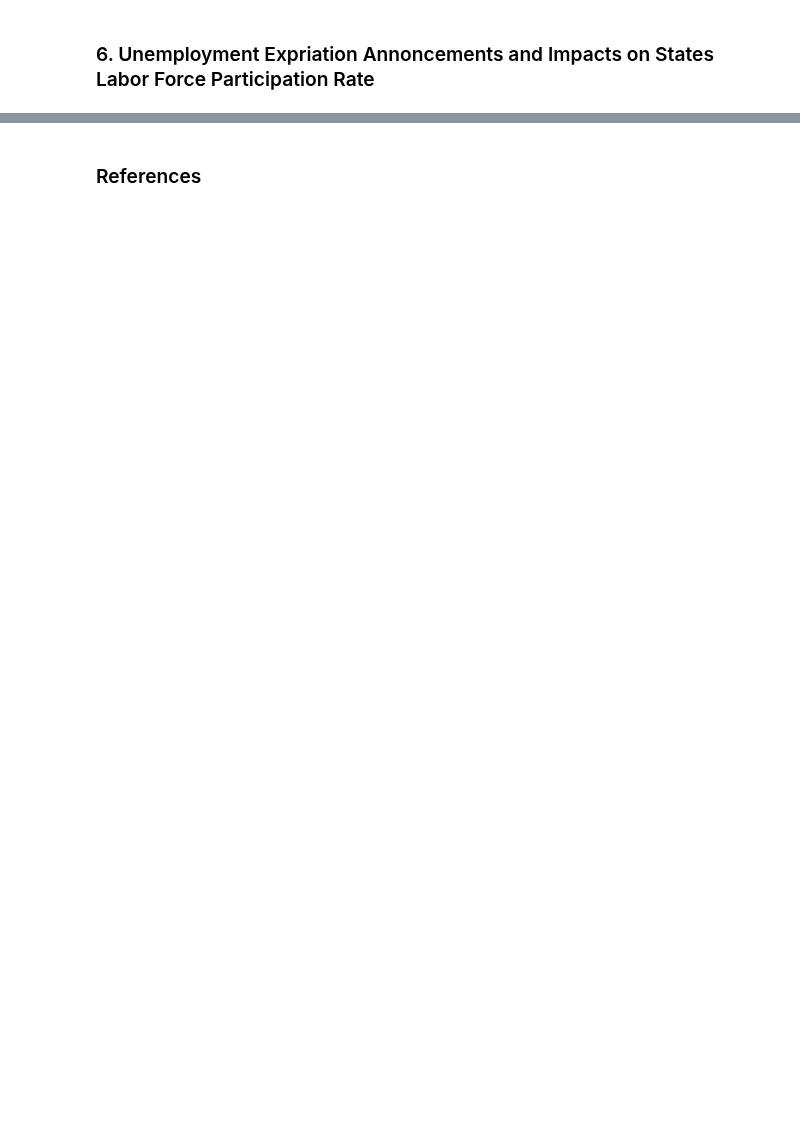
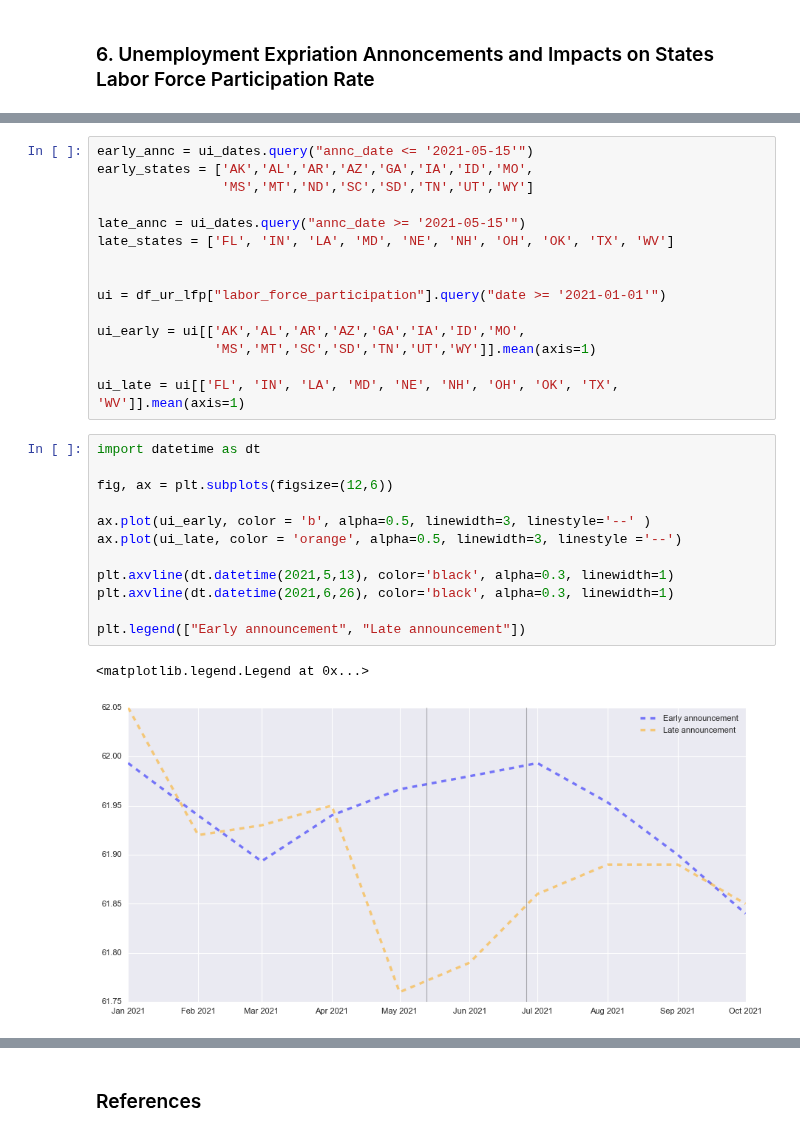
Before and after one commit to vgm236/ferrante_moreira_data_project, a Jupyter notebook: app/ferrante_moreira_project.ipynb, the cells around one changed output, grey strips where cells are left out. Drawn from its saved outputs; the diff is of its cells as text; blank space fills up the shorter version.

```diff
--- a/app/ferrante_moreira_project.ipynb
+++ b/app/ferrante_moreira_project.ipynb
@@ -894,0 +903,30 @@ plt.style.use("seaborn")
+# %%
+early_annc = ui_dates.query("annc_date <= '2021-05-15'")
+early_states = ['AK','AL','AR','AZ','GA','IA','ID','MO',
+                'MS','MT','ND','SC','SD','TN','UT','WY']
+
+late_annc = ui_dates.query("annc_date >= '2021-05-15'")
+late_states = ['FL', 'IN', 'LA', 'MD', 'NE', 'NH', 'OH', 'OK', 'TX', 'WV']
+
+
+ui = df_ur_lfp["labor_force_participation"].query("date >= '2021-01-01'")
+
+ui_early = ui[['AK','AL','AR','AZ','GA','IA','ID','MO',
+               'MS','MT','SC','SD','TN','UT','WY']].mean(axis=1)
+
+ui_late = ui[['FL', 'IN', 'LA', 'MD', 'NE', 'NH', 'OH', 'OK', 'TX', 'WV']].mean(axis=1)
+# %%
+import datetime as dt
+
+fig, ax = plt.subplots(figsize=(12,6))
+
+ax.plot(ui_early, color = 'b', alpha=0.5, linewidth=3, linestyle='--' )
+ax.plot(ui_late, color = 'orange', alpha=0.5, linewidth=3, linestyle ='--')
+
+plt.axvline(dt.datetime(2021,5,13), color='black', alpha=0.3, linewidth=1)
+plt.axvline(dt.datetime(2021,6,26), color='black', alpha=0.3, linewidth=1)
+
+plt.legend(["Early announcement", "Late announcement"])
+# %% [output]
+<matplotlib.legend.Legend at 0x...>
+[figure, added]
```
Also changed, not shown: parts of 4 cells of this notebook.
